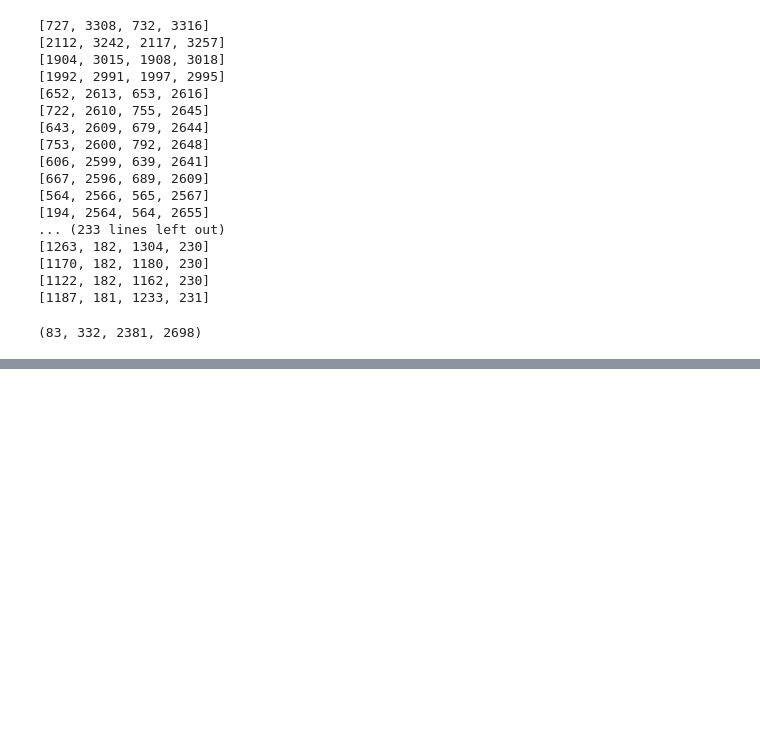
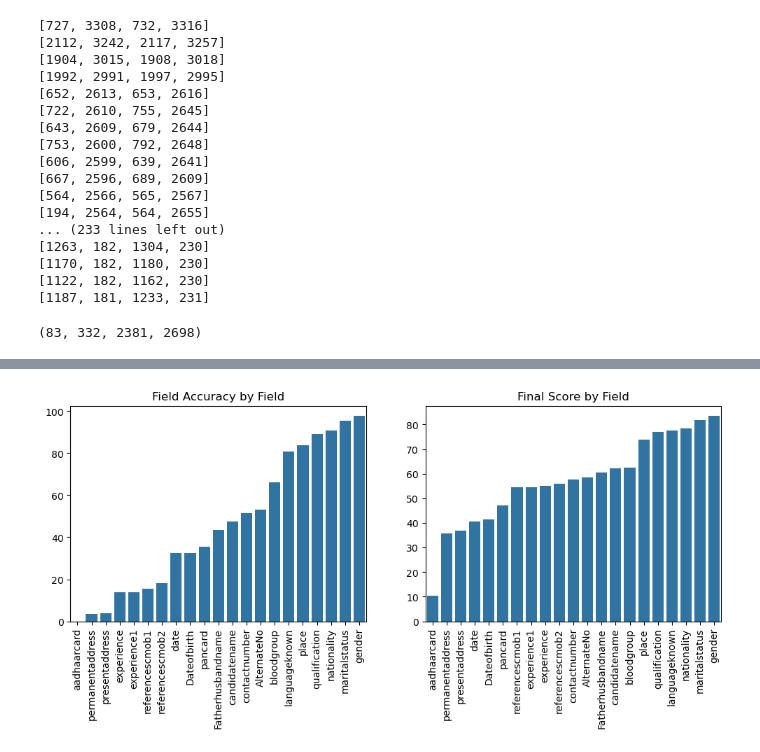
Before and after one commit to sathishkumartheta/tokenwise-dehado-ai, a Jupyter notebook: notebooks/OCR_Metrics.ipynb, the cells around one changed output, grey strips where cells are left out. Saved outputs shown, nothing was run; the diff lists cells and outputs as text; code cells hidden in the pictures; blank space fills up the shorter version.

```diff
--- a/notebooks/OCR_Metrics.ipynb
+++ b/notebooks/OCR_Metrics.ipynb
@@ -1517,0 +1700,16 @@ x, y, x + w, y + h
+# %%
+import seaborn as sns
+plt.figure(figsize=(12,4))
+plt.subplot(1,2,1)
+sorted_dict = dict(sorted(f_acc.items(), key=lambda item: item[1]))
+sns.barplot(x= list(sorted_dict.keys()), y= sorted_dict.values())
+plt.xticks(rotation=90)
+plt.title("Field Accuracy by Field")
+plt.subplot(1,2,2)
+sorted_dict = dict(sorted(final.items(), key=lambda item: item[1]))
+sns.barplot(x= list(sorted_dict.keys()), y= sorted_dict.values())
+plt.xticks(rotation=90)
+plt.title("Final Score by Field")
+plt.show()
+# %% [output]
+[figure, added]
```
Also changed, not shown: parts of 60 cells of this notebook.
